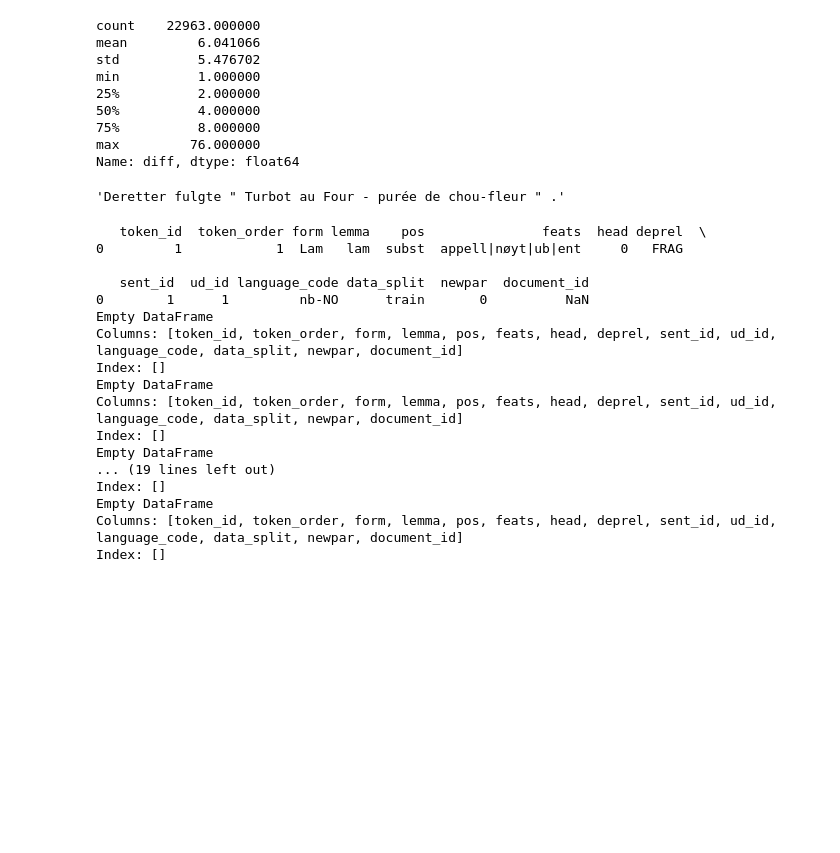
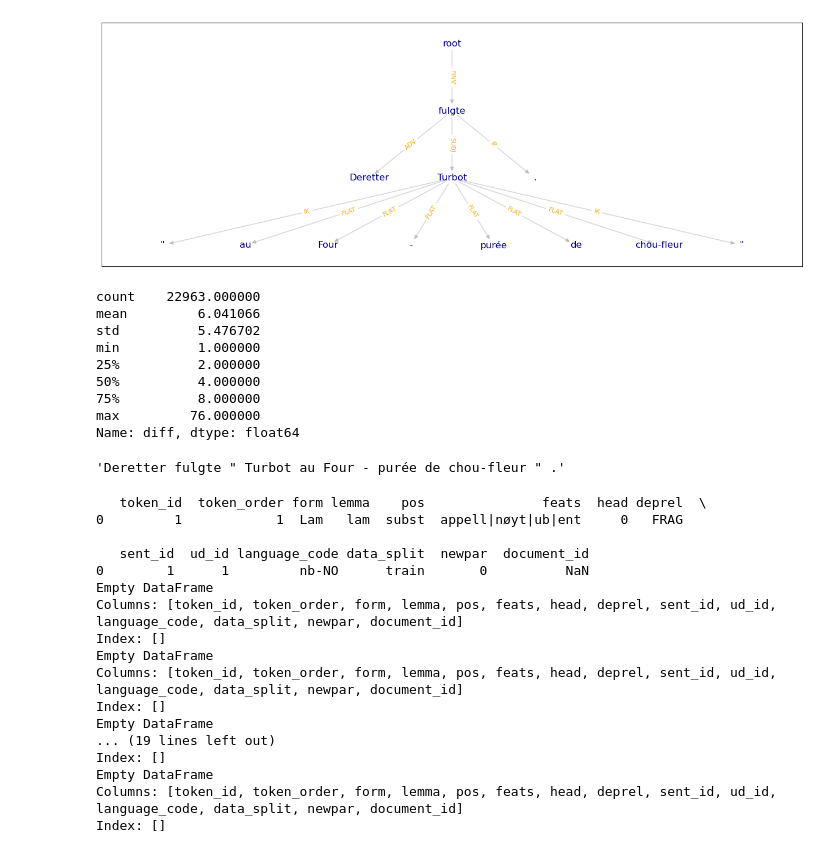
Before and after one commit to Yoonsen/NDT_analyse, a Jupyter notebook: extract.ipynb, the cells around one changed output. Cells and saved outputs as stored; diff of their text form; code cells hidden in the pictures; blank space fills up the shorter version.

```diff
--- a/extract.ipynb
+++ b/extract.ipynb
@@ -56,3 +47,44 @@ df[abs(df['diff']) == 2]
+# %%
+import networkx as nx
+import matplotlib.pyplot as plt
+
+def make_sentence_graph(indx):
+    edges = ndt[ndt.sent_id == indx]["token_order head deprel".split()]
+    nodes = ndt[ndt.sent_id == indx]["token_order form".split()]
+
+    #edgelist = [(int(e[1].token_order), int(e[1]['head']), {'name':e[1].deprel}) for e in edges.iterrows()]
+    edgelist = [(int(e[1]['head']), int(e[1].token_order), {'name':e[1].deprel}) for e in edges.iterrows()]
+    nodelist = [(int(e[1].token_order), {'name':e[1]['form']}) for e in nodes.iterrows()]
+
+    G = nx.DiGraph()
+
+    G.add_edges_from(edgelist)
+    G.add_nodes_from(nodelist)
+
+    # add name for root element
+    G.nodes[0]['name'] = 'root'
+
+    return G
+
+def draw_graph(G):
+    edgelabels = {(x[0], x[1]):x[2]['name'] for x in G.edges(data=True)}
+    nodelabels = {x[0]:x[1]['name'] for x in G.nodes(data=True)}
+    pos =  nx.nx_agraph.graphviz_layout(G, prog="dot")
+    G.graph.setdefault('graph', {})['rankdir'] = 'BT'
+    n = nx.dag_longest_path(G)
+    fig = plt.figure(figsize=(16,1.4*len(n)))
+    # nodes
+    options = {"edgecolors": "tab:gray", "node_size": 0, "alpha": 0.9}
+    nx.draw_networkx_edges(G, pos, width=1.2, alpha=0.3, arrows=True, edge_color='gray') #, connectionstyle="arc3,rad=0.3");
+    nx.draw_networkx_edge_labels(G, pos, edge_labels = edgelabels, font_size=8,font_color='orange');
+    nx.draw_networkx_labels(G, pos, labels = nodelabels, font_color='darkblue', font_size=12);
+    #st.pyplot(fig)
+# %%
+G = make_sentence_graph(5)
+# %%
+draw_graph(G)
+# %% [output]
+[figure, added]
 # %%
 df['diff'].describe()
 # %% [output]
```
Also changed, not shown: parts of 3 cells of this notebook.
